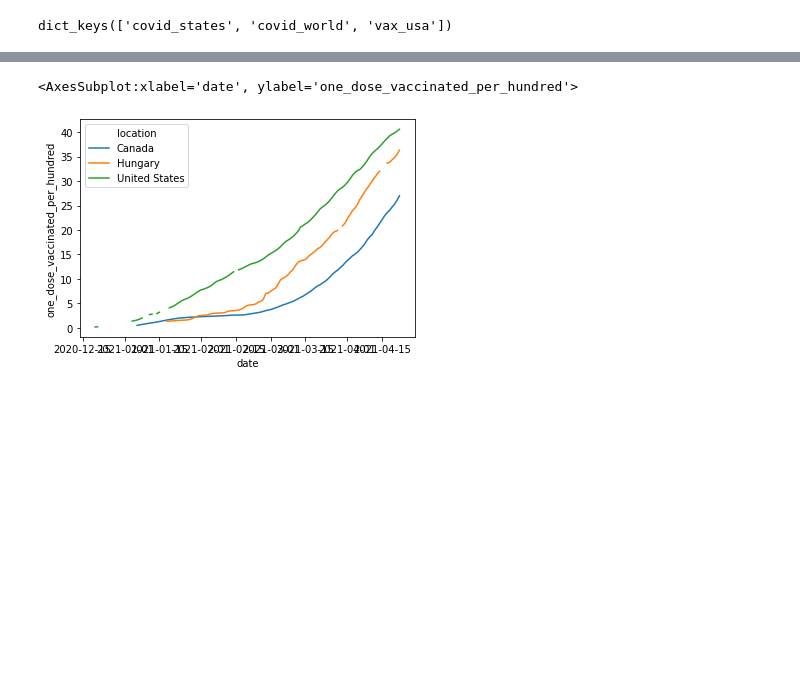
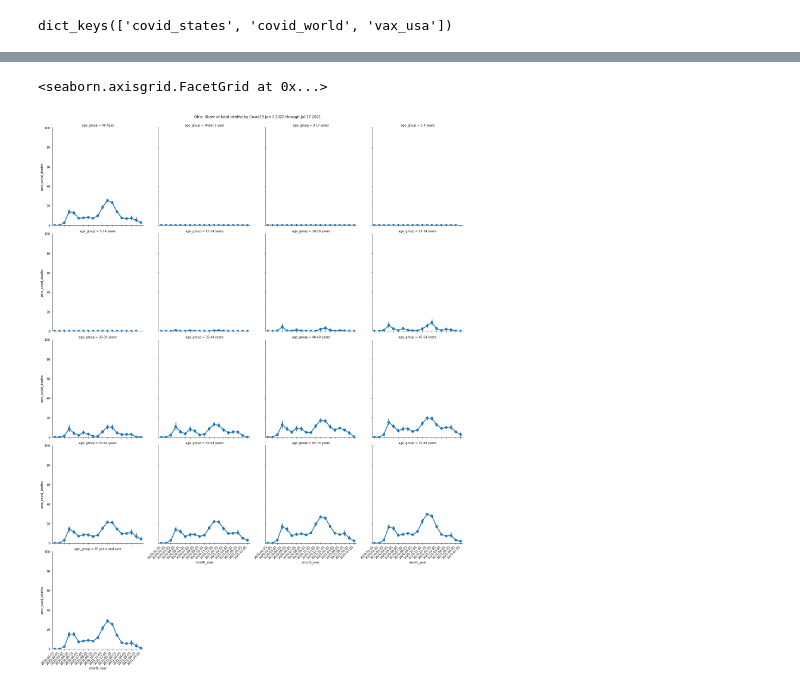
Before and after one commit to pomkos/covid_dash, a Jupyter notebook: sandbox.ipynb, the cells around one changed output, grey strips where cells are left out. Cells and saved outputs as stored; diff of their text form; code cells hidden in the pictures; blank space fills up the shorter version.

```diff
--- a/sandbox.ipynb
+++ b/sandbox.ipynb
@@ -105,4 +145,0 @@ states
-# %%
-yesterday = dt.datetime.now().date() - dt.timedelta(days=1)
-col = 'one_dose_vaccinated_per_hundred'
-df[df.date.apply(lambda x: True if x.date() == yesterday else False)].sort_values(col, ascending=False)
@@ -210,7 +145,0 @@ small_df = vax_df[(vax_df['location']=='United States') |
-# %%
-sns.lineplot(x='date',y='one_dose_vaccinated_per_hundred',
-             data=small_df,
-             hue='location')
-# %% [output]
-<AxesSubplot:xlabel='date', ylabel='one_dose_vaccinated_per_hundred'>
-[figure, removed]
@@ -218,0 +146,29 @@ df.to_sql('vax_usa', cnx)
+# %%
+usa_demos = pd.read_csv('covid_demos.csv')
+usa_demos.columns = [col.replace(' ','_').replace('-','_').lower() for col in usa_demos.columns]
+usa_demos['region'] = usa_demos['state'].apply(cat_state)
+usa_demos['perc_covid_deaths'] = (usa_demos['covid_19_deaths'] / usa_demos['total_deaths']) * 100
+# %%
+state = 'Ohio'
+times = usa_demos[(usa_demos['group'] == 'By Month') & (usa_demos['state'] != 'United States')]
+
+times = times.astype({
+    'year':int,
+    'month':int
+})
+
+times = times.astype({
+    'year':str,
+    'month':str
+})
+
+times['month_year'] = times['month'] + '/' + times['year']
+times['month_year'] = pd.to_datetime(times['month_year']).apply(lambda x: x.date())
+# %%
+g = sns.catplot(x='month_year',y='perc_covid_deaths',data=times, kind='point', col='age_group',col_wrap = 4, )
+g.set_xticklabels(rotation=45, horizontalalignment='right')
+g.fig.suptitle(f'{state}: Share of total deaths by Covid19 Jan 1 2020 through Jul 17 2021', y = 1.01)
+g.set(ylim=(0, 100))
+# %% [output]
+<seaborn.axisgrid.FacetGrid at 0x...>
+[figure, added]
```
Also changed, not shown: parts of 41 cells of this notebook, 1 other file.
